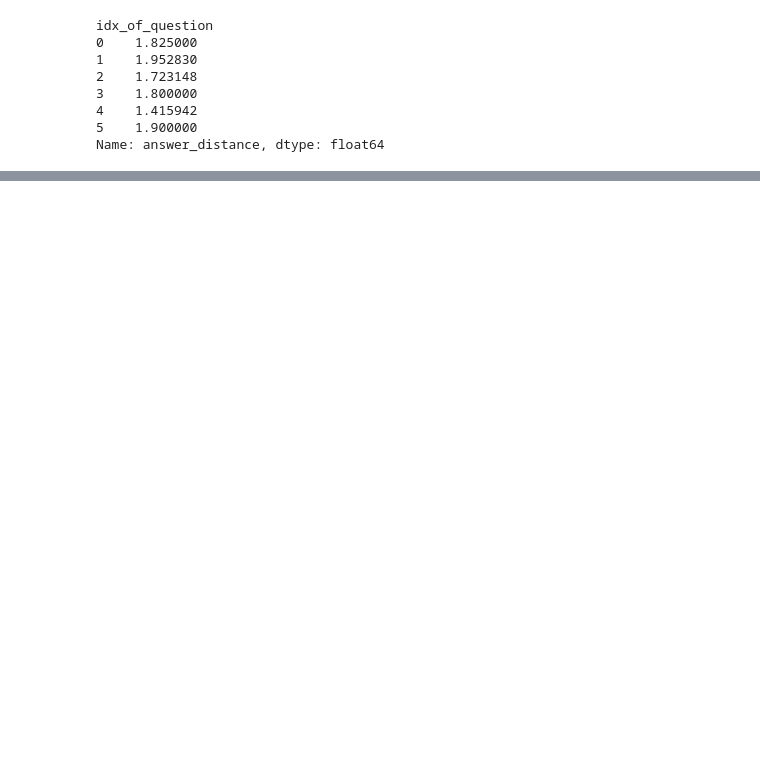
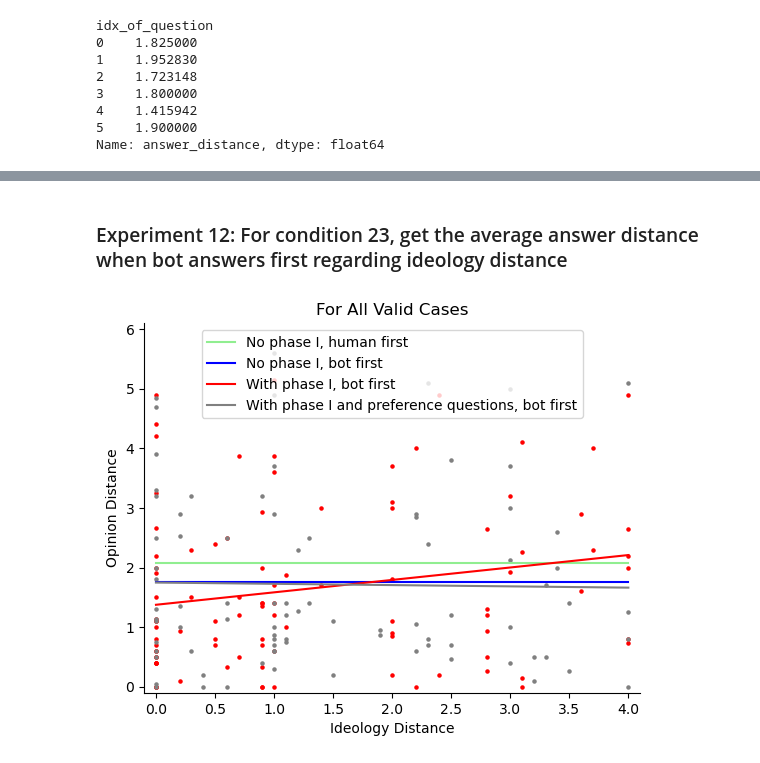
Before and after one commit to yindeqiang/Online-Politicization-Experiment-Website, a Jupyter notebook: data_analysis/condition.ipynb, the cells around one changed output, grey strips where cells are left out. Drawn from its saved outputs; the diff is of its cells as text; code cells hidden in the pictures; blank space fills up the shorter version.

Commit message:
condition data analysis code updated

```diff
--- a/data_analysis/condition.ipynb
+++ b/data_analysis/condition.ipynb
@@ -293,0 +293,32 @@ c
+# %% [markdown]
+### Experiment 12: For condition 23, get the average answer distance when bot answers first regarding ideology distance
+# %%
+def plot_figure_when_bot_answers_first(each_answer, ax, color, label=None, display_scatter=False):
+    bot_answers_first_c2 = each_answer['who_answers_first'] != 1
+    bot_first_answer_distances_c2 = each_answer['answer_distance'][bot_answers_first_c2].tolist()
+    bot_first_ideology_distances_c2 = each_answer['ideology_distance'][bot_answers_first_c2].tolist()
+    m_c2, b_c2 = np.polyfit(x=bot_first_ideology_distances_c2, y=bot_first_answer_distances_c2, deg=1)
+    regression_line_x = np.linspace(0, 4, 100)
+    regression_line_y_c2 = m_c2 * regression_line_x + b_c2
+    if display_scatter:
+        ax.scatter(x=bot_first_ideology_distances_c2, y=bot_first_answer_distances_c2, color=color, s=5)
+    ax.plot(regression_line_x, regression_line_y_c2, color=color, label=label)
+
+fig, ax = plt.subplots()
+ax.set_xlim(-0.1, 4.1)
+ax.set_ylim(-0.1, 6.1)
+
+ax.plot([0, 4], [human_first_answer_distance, human_first_answer_distance], color='lightgreen', label="No phase I, human first")
+ax.plot([0, 4], [bot_first_answer_distance, bot_first_answer_distance], color='blue', label="No phase I, bot first")
+plot_figure_when_bot_answers_first(each_answer[1], ax, color='r', label="With phase I, bot first", display_scatter=True)
+plot_figure_when_bot_answers_first(each_answer[2], ax, color='grey', label="With phase I and preference questions, bot first", display_scatter=True)
+
+ax.set_title('For All Valid Cases')
+ax.set_xlabel('Ideology Distance')
+ax.set_ylabel('Opinion Distance')
+ax.spines['top'].set_visible(False)
+ax.spines['right'].set_visible(False)
+ax.legend()
+plt.show()
+# %% [output]
+[figure, added]
```
Also changed, not shown: parts of 29 cells of this notebook, 1 other file.
